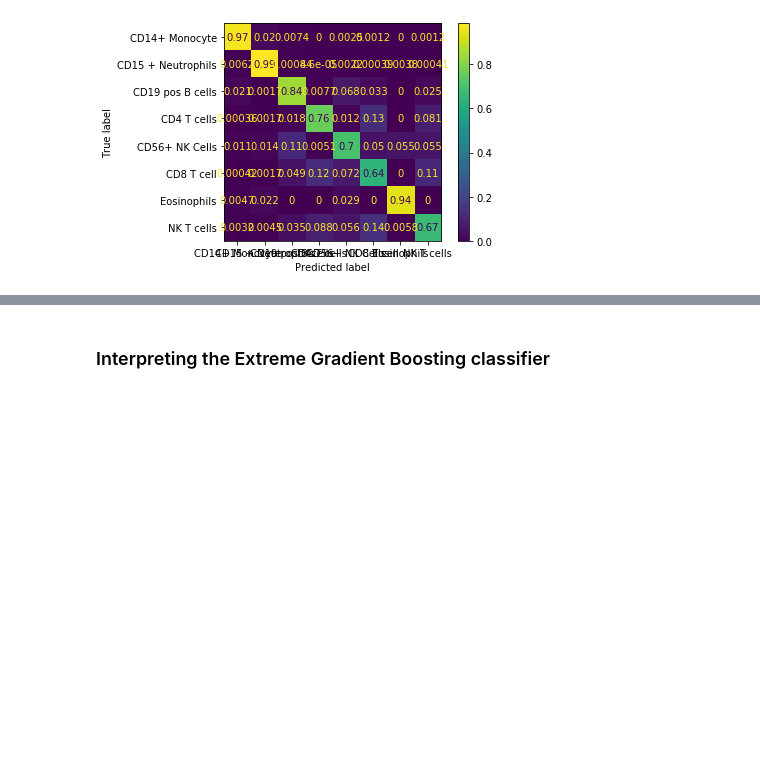
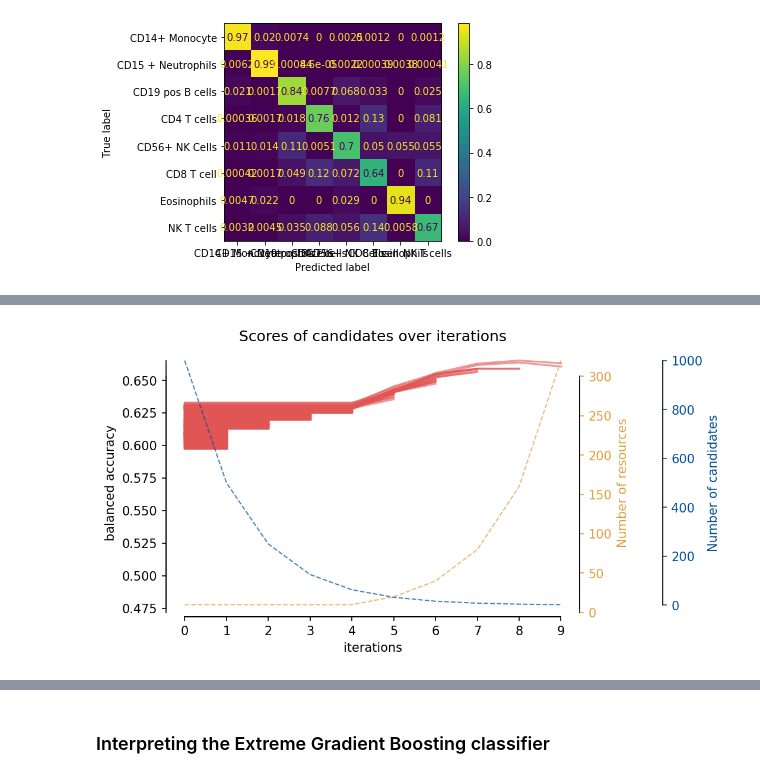
Before and after one commit to harel-coffee/SCIP-use-case-workflows-auto, a Jupyter notebook: notebooks/Stain-free Leukocyte Prediction.ipynb, the cells around one changed output, grey strips where cells are left out. Saved outputs shown, nothing was run; the diff lists cells and outputs as text; code cells hidden in the pictures; blank space fills up the shorter version.

```diff
--- a/notebooks/Stain-free Leukocyte Prediction.ipynb
+++ b/notebooks/Stain-free Leukocyte Prediction.ipynb
@@ -525,0 +594,4 @@ ConfusionMatrixDisplay.from_predictions(y_test, preds, display_labels=enc.classe
+# %%
+rsh_plot(grid1["estimator"][1])
+# %% [output]
+[figure, added]
```
Also changed, not shown: parts of 34 cells of this notebook, 3 other files.
